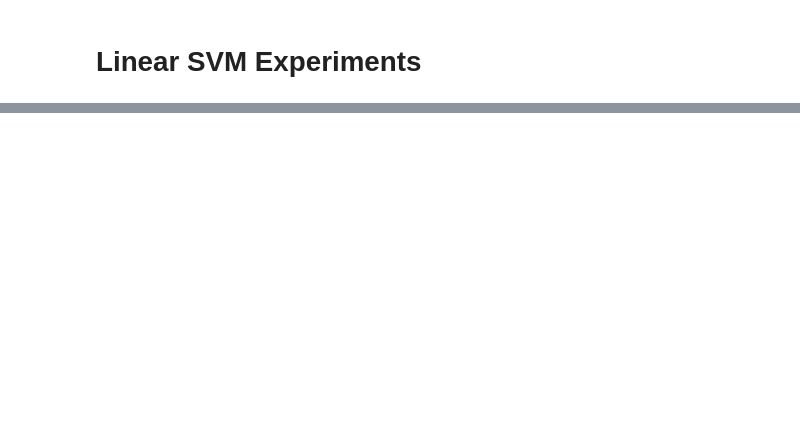
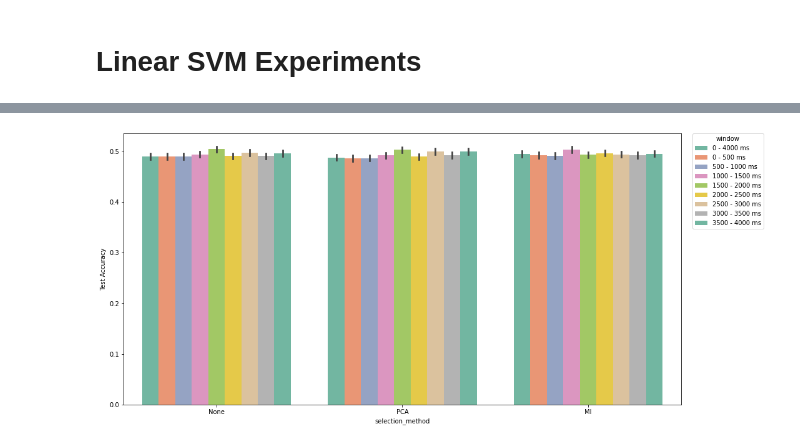
Before and after one commit to nicchiou/mindportal, a Jupyter notebook: experiments/motor_LR/baseline/BaseExperimentSummary.ipynb, the cells around one changed output, grey strips where cells are left out. Saved outputs shown, nothing was run; the diff lists cells and outputs as text; code cells hidden in the pictures; blank space fills up the shorter version.

```diff
--- a/experiments/motor_LR/baseline/BaseExperimentSummary.ipynb
+++ b/experiments/motor_LR/baseline/BaseExperimentSummary.ipynb
@@ -67,0 +95,20 @@ df.groupby(['window', 'selection_method']).mean()[test_cols]
+# %%
+fig, ax = plt.subplots(1, 1, figsize=(16, 8))
+window_mapping = {
+    'all': '0 - 4000 ms',
+    '0': '0 - 500 ms',
+    '1': '500 - 1000 ms',
+    '2': '1000 - 1500 ms',
+    '3': '1500 - 2000 ms',
+    '4': '2000 - 2500 ms',
+    '5': '2500 - 3000 ms',
+    '6': '3000 - 3500 ms',
+    '7': '3500 - 4000 ms'
+}
+plot_df = df.copy()
+plot_df['window'].replace(window_mapping, inplace=True)
+
+sns.barplot(data=plot_df, x='selection_method', y='Test Accuracy', hue='window', palette='Set2', ax=ax)
+plt.legend(title='window', bbox_to_anchor=(1.02, 1), loc=2, borderaxespad=0.);
+# %% [output]
+[figure, added]
```
Also changed, not shown: parts of 26 cells of this notebook, 5 other files.
